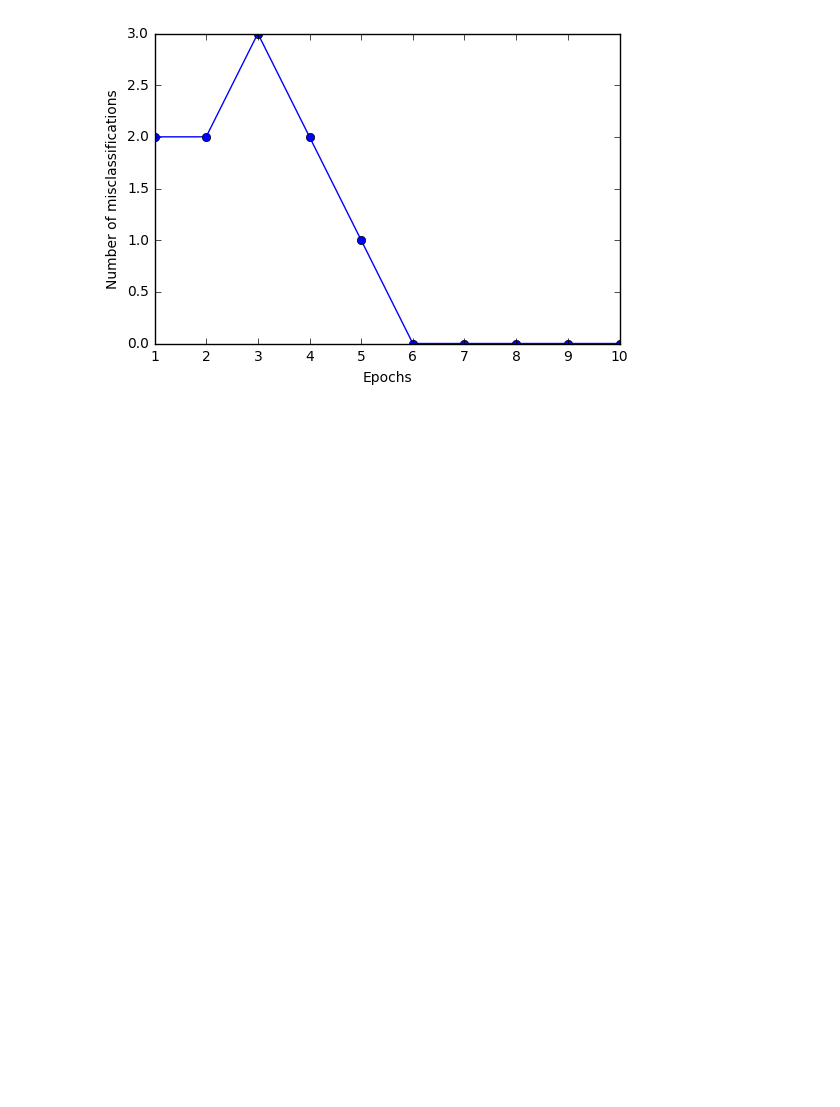
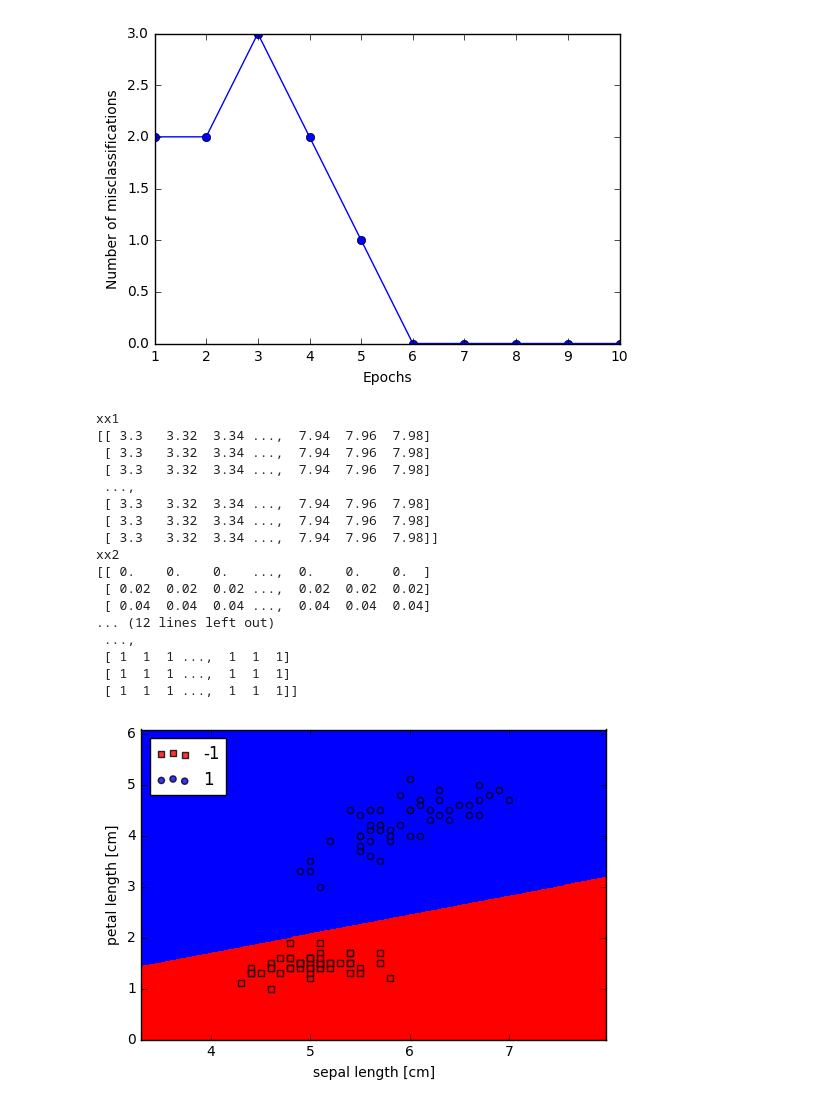
Before and after one commit to masa-ymd/python-machine-learning, a Jupyter notebook: ch2/perceptron.ipynb, the cells around one changed output. Cells and saved outputs as stored; diff of their text form; code cells hidden in the pictures; blank space fills up the shorter version.

Commit message:
add graph

```diff
--- a/ch2/perceptron.ipynb
+++ b/ch2/perceptron.ipynb
@@ -128,0 +177,22 @@ plt.show()
+# %%
+# 決定領域のプロット
+plot_decision_regions(X, y, classifier=ppn, xlabel='sepal length [cm]', ylabel='petal length [cm]')
+# %% [output]
+xx1
+[[ 3.3   3.32  3.34 ...,  7.94  7.96  7.98]
+ [ 3.3   3.32  3.34 ...,  7.94  7.96  7.98]
+ [ 3.3   3.32  3.34 ...,  7.94  7.96  7.98]
+ ...,
+ [ 3.3   3.32  3.34 ...,  7.94  7.96  7.98]
+ [ 3.3   3.32  3.34 ...,  7.94  7.96  7.98]
+ [ 3.3   3.32  3.34 ...,  7.94  7.96  7.98]]
+xx2
+[[ 0.    0.    0.   ...,  0.    0.    0.  ]
+ [ 0.02  0.02  0.02 ...,  0.02  0.02  0.02]
+ [ 0.04  0.04  0.04 ...,  0.04  0.04  0.04]
+... (12 lines left out)
+ ...,
+ [ 1  1  1 ...,  1  1  1]
+ [ 1  1  1 ...,  1  1  1]
+ [ 1  1  1 ...,  1  1  1]]
+[figure, added]
```
Also changed, not shown: parts of 1 cell of this notebook.
